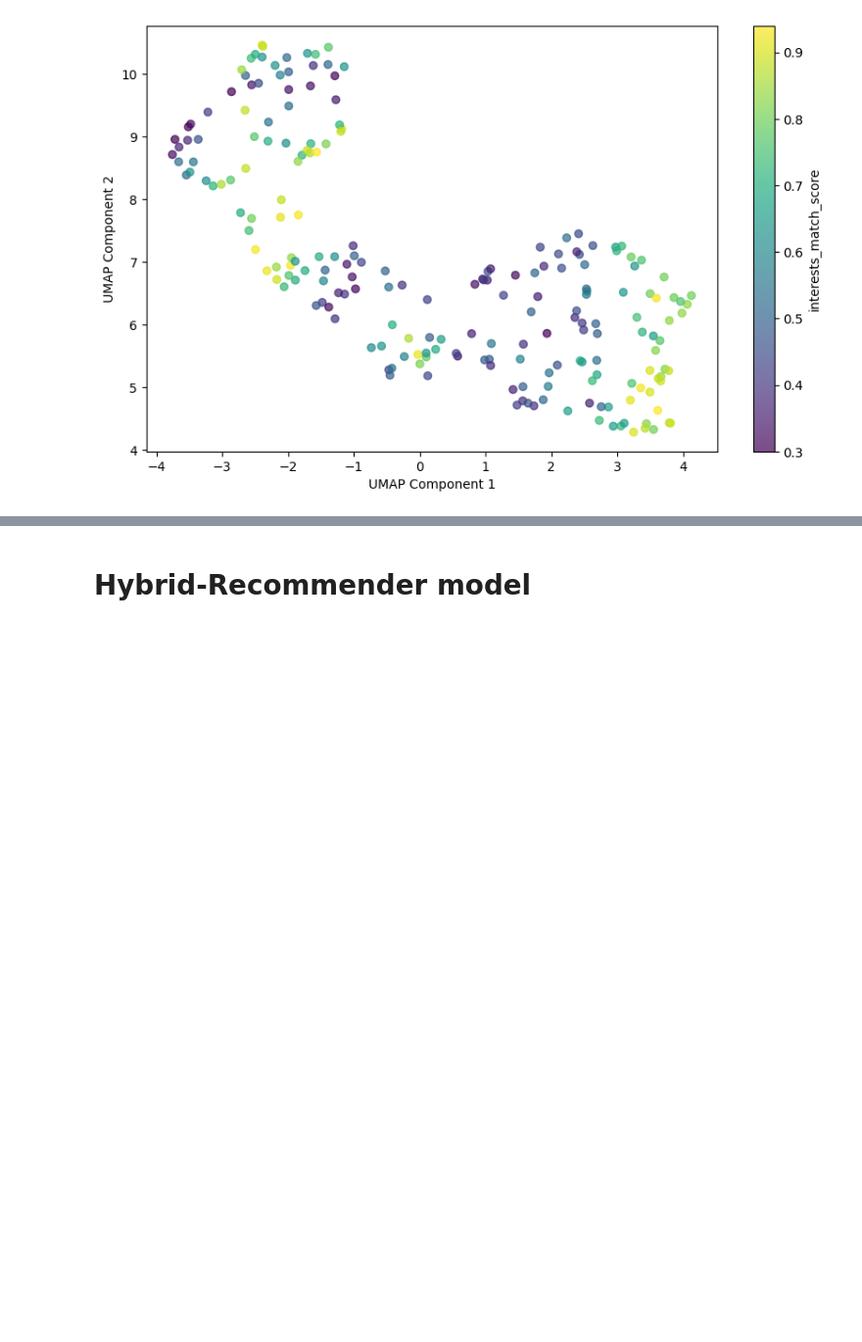
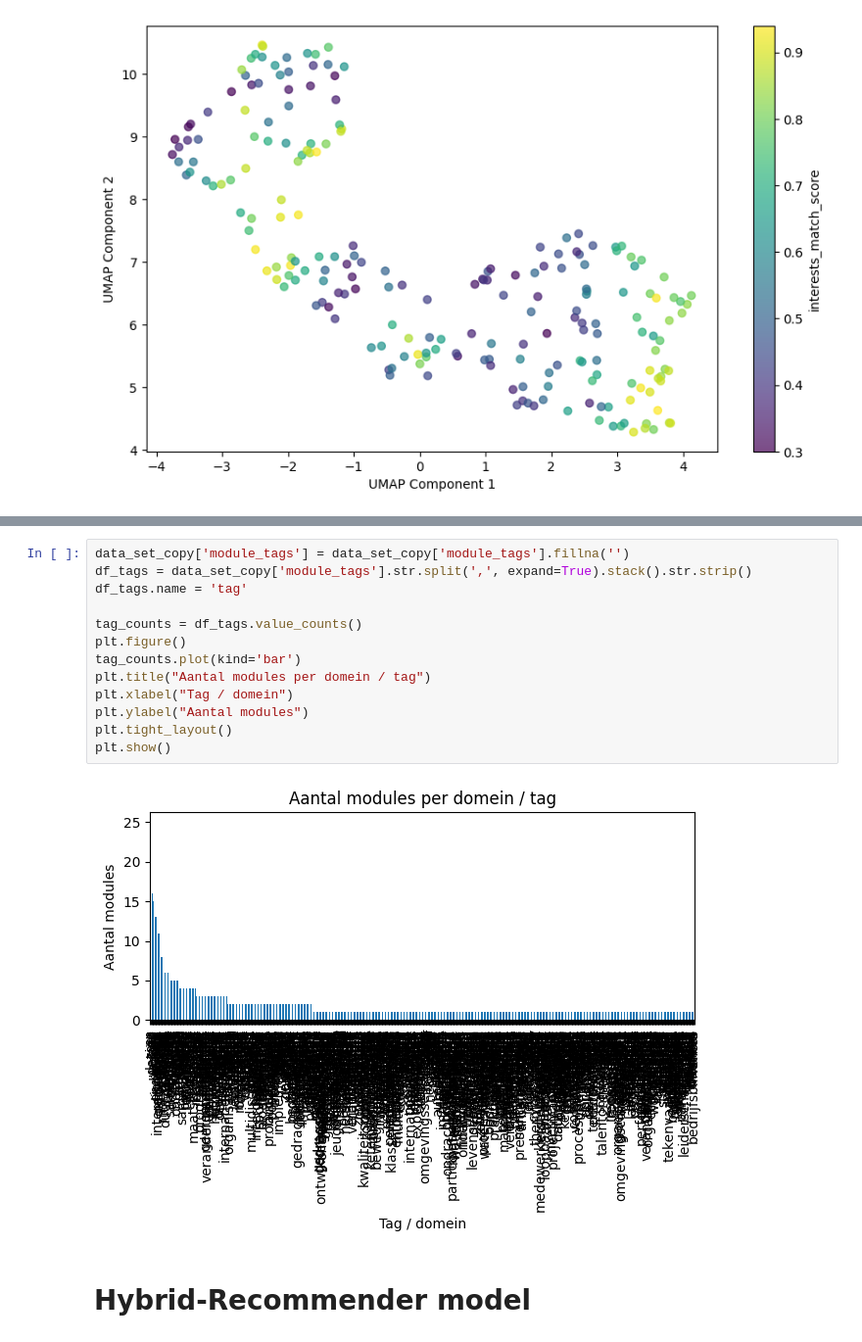
Before and after one commit to EnesT51/LU2-AI-Prototype, a Jupyter notebook: AI-PoC/AI_PoC.ipynb, the cells around one changed output, grey strips where cells are left out. Shown at 98% size. Cells and saved outputs as stored; diff of their text form; blank space fills up the shorter version.

```diff
--- a/AI-PoC/AI_PoC.ipynb
+++ b/AI-PoC/AI_PoC.ipynb
@@ -205,2 +229,17 @@ plt.show()
+# %%
+data_set_copy['module_tags'] = data_set_copy['module_tags'].fillna('')
+df_tags = data_set_copy['module_tags'].str.split(',', expand=True).stack().str.strip()
+df_tags.name = 'tag'
+
+tag_counts = df_tags.value_counts()
+plt.figure()
+tag_counts.plot(kind='bar')
+plt.title("Aantal modules per domein / tag")
+plt.xlabel("Tag / domein")
+plt.ylabel("Aantal modules")
+plt.tight_layout()
+plt.show()
+# %% [output]
+[figure, added]
 # %% [markdown]
 # Hybrid-Recommender model
```
Also changed, not shown: parts of 3 cells of this notebook.
